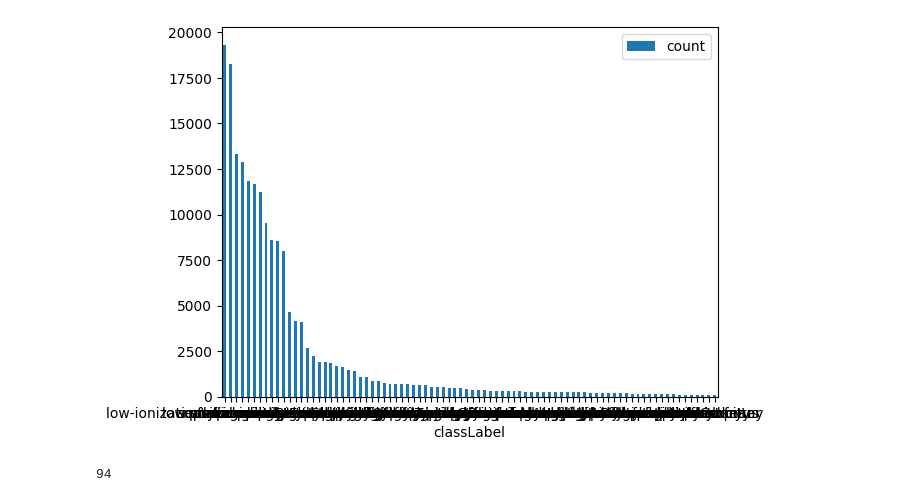
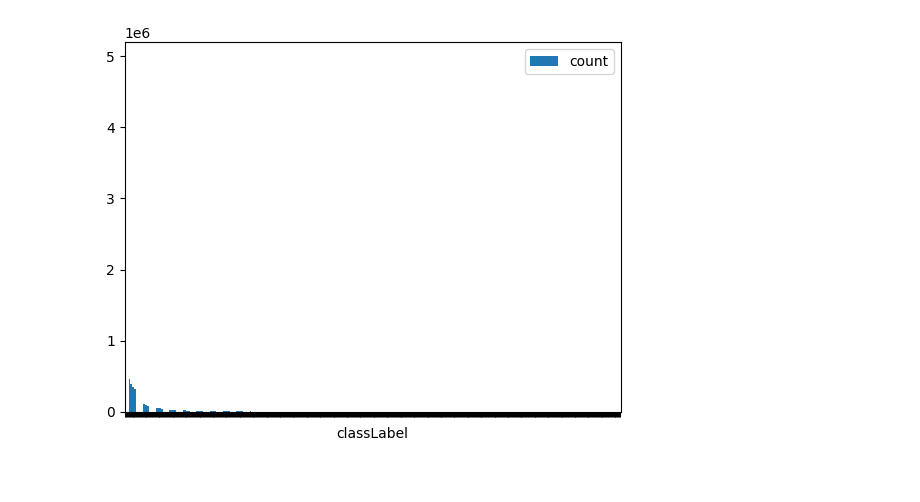
Before and after one commit to bradleypallen/conceptual-engineering-using-llms, a Jupyter notebook: candidate_wikidata_concepts.ipynb, the cells around one changed output. Saved outputs shown, nothing was run; the diff lists cells and outputs as text; code cells hidden in the pictures.

```diff
--- a/candidate_wikidata_concepts.ipynb
+++ b/candidate_wikidata_concepts.ipynb
@@ -45,16 +54,19 @@ def extension_cardinality(wd_class):
 # %%
-print("Getting classes...")
-response = requests.get(WIKIDATA_ENDPOINT, params={'query' : CLASS_QUERY, 'format' : 'json'}, headers=QUERY_HEADERS)
-response.raise_for_status()
 candidates = []
-classes = [ { k: v["value"] for k, v in result.items() } for result in json.loads(response.text)["results"]["bindings"] ]
 print("Getting extension cardinalities...", end = " ")
 for i, cls in enumerate(classes):
-    count = extension_cardinality(f'wd:{cls["class"].removeprefix("http://www.wikidata.org/entity/")}')
-    if count >= MIN_CARDINALITY:
-        cls["count"] = count
-        candidates.append(cls)
+    time.sleep(0.250)
+    try:
+        count = extension_cardinality(f'wd:{cls["class"].removeprefix("http://www.wikidata.org/entity/")}')
+        if count >= MIN_CARDINALITY:
+            cls["count"] = count
+            candidates.append(cls)
+    except Exception as e:
+        print(f'Exception occurred at class {cls["classLabel"]} (iteration {i}): {e}', end=" ")
+        time.sleep(10)
     if i > 0 and i % 1000 == 0:
         print(f'{i}... ', end = " ")
+        time.sleep(60)
 print(f'Found {len(candidates)} classes with extension cardinality >= {MIN_CARDINALITY}.')
+json.dump(candidates, open('benchmarks/candidates.json', 'w+'))
 # %% [output]
@@ -71,8 +96,6 @@ NameError: name 'candidates' is not defined
 # %%
 ax = df_range.plot.bar(x='classLabel', y='count', rot=0)
+ax.set_xticklabels([])
+plt.show()
 # %% [output]
-[figure, old version]
+[figure, new version]
-# %%
-len(df)
-# %% [output]
-94
```
Also changed, not shown: parts of 9 cells of this notebook, 2 other files.
